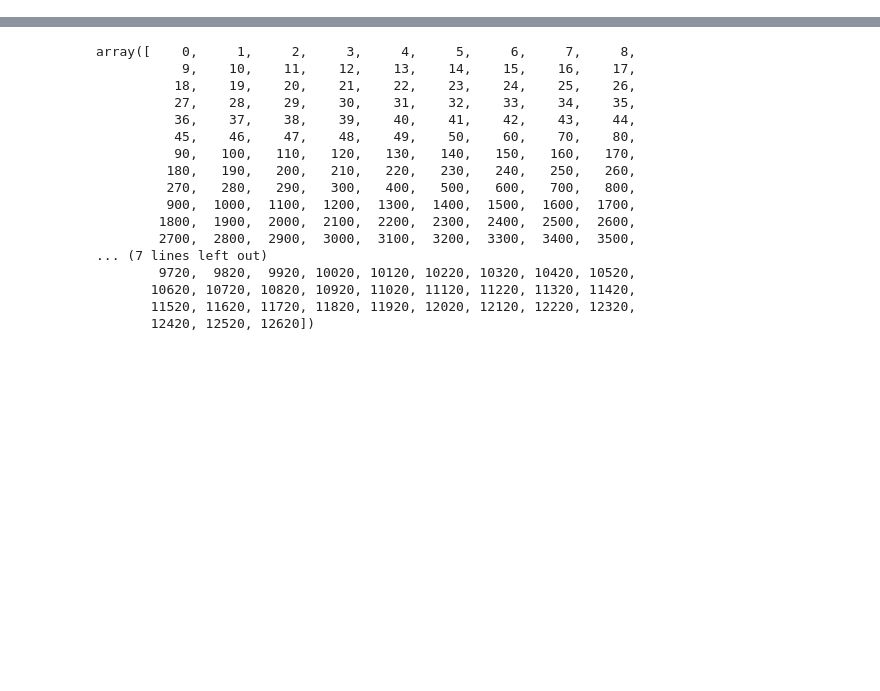
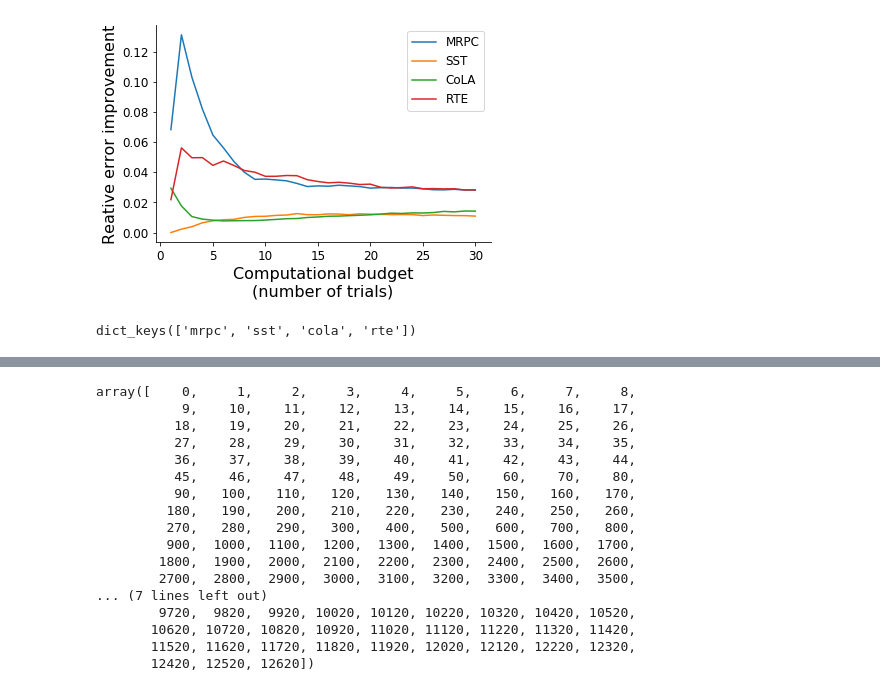
Before and after one commit to dodgejesse/bert_on_stilts, a Jupyter notebook: notebooks/data_vis.ipynb, the cells around one changed output, grey strips where cells are left out. Cells and saved outputs as stored; diff of their text form; code cells hidden in the pictures; blank space fills up the shorter version.

```diff
--- a/notebooks/data_vis.ipynb
+++ b/notebooks/data_vis.ipynb
@@ -10,3 +56,3 @@ import numpy as np
 # %%
-with open('/home/ilharco/Desktop/data/all_data', 'rb') as f:
-    data = pickle.load(f)
+with open('/home/ilharco/Desktop/data/early_stopping_results', 'rb') as f:
+    early_stopping_data = pickle.load(f)
@@ -24,0 +59,40 @@ perf = {
+# %%
+
+def find_baseline(experiments):
+    for experiment in experiments:
+        if experiment[2]['num_stop'] == 0:
+            return experiment
+
+def get_rel_err(result, budget, baseline):
+    perf_err = 1-result[0]
+    baseline_err = 1-baseline[0]
+    rel_err_imp = (baseline_err-perf_err)/baseline_err
+    return rel_err_imp
+
+dataset_to_plot_data = {}
+for dataset in early_stopping_data:
+    if dataset == "settings":
+        continue
+    dataset_to_plot_data[dataset] = {}
+    for budget in early_stopping_data[dataset]:
+        baseline = find_baseline(early_stopping_data[dataset][budget])
+        best_result = early_stopping_data[dataset][budget][-1]
+        dataset_to_plot_data[dataset][budget] = get_rel_err(best_result, budget, baseline)
+# %%
+plt.figure()
+fontsize=16
+for dataset, budgets_to_improvements in dataset_to_plot_data.items():
+    xs = sorted(list(budgets_to_improvements.keys()))
+    ys = [budgets_to_improvements[x] for x in xs]
+    plt.plot(xs, ys, label=names[dataset])
+
+plt.xlabel('Computational budget\n(number of trials)', fontsize=fontsize)
+plt.ylabel('Reative error improvement', fontsize=fontsize)
+plt.legend(fontsize=12)
+ax = plt.gca()
+ax.tick_params(labelsize=12)
+
+filename = '/home/ilharco/Desktop/data/relative_improvement'
+plt.savefig(filename + '.pdf', bbox_inches='tight', format='pdf')
+# %% [output]
+[figure, added]
@@ -24,0 +150,4 @@ perf = {
+# %%
+formatted_es_data.keys()
+# %% [output]
+dict_keys(['mrpc', 'sst', 'cola', 'rte'])
```
Also changed, not shown: parts of 37 cells of this notebook, 2 other files.
